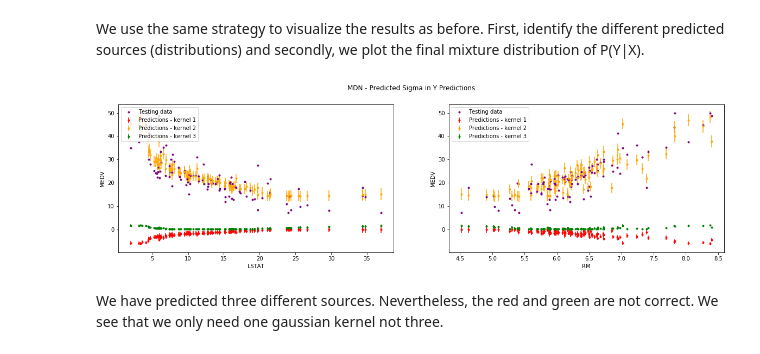
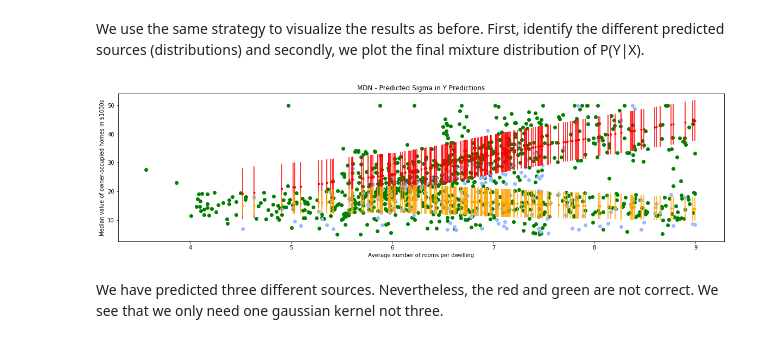
Before and after one commit to beeva/TEC_LAB-bayesian_probabilistic, a Jupyter notebook: bayesian_deep_learning/uncertainty_estimation/mixture_density_networks/experiments/01-mixture_density_networks/mixture_density_networks_regression.ipynb, the cells around one changed output. Cells and saved outputs as stored; diff of their text form; code cells hidden in the pictures.

```diff
--- a/bayesian_deep_learning/uncertainty_estimation/mixture_density_networks/experiments/01-mixture_density_networks/mixture_density_networks_regression.ipynb
+++ b/bayesian_deep_learning/uncertainty_estimation/mixture_density_networks/experiments/01-mixture_density_networks/mixture_density_networks_regression.ipynb
@@ -621,29 +651,19 @@ x_val[0, :].reshape(1,-1).shape
 #### Visualization Results
 # %% [markdown]
 We use the same strategy to visualize the results as before. First, identify the different predicted sources (distributions) and secondly, we plot the final mixture distribution of P(Y|X).
-# %%
-fig, (ax1, ax2) = plt.subplots(1,2, figsize=(20, 5))
-fig.suptitle('MDN - Predicted Sigma in Y Predictions')
-
-ax1.plot(x_val[:,0], y_val[:,0], '.', color='purple')
-ax1.errorbar(x_val[:,0], mdn_mu[:,0], yerr=np.sqrt(mdn_sigma[:,0]) , color='red', fmt='.');
-ax1.errorbar(x_val[:,0], mdn_mu[:,1], yerr=np.sqrt(mdn_sigma[:,1]) , color='orange', fmt='.');
-ax1.errorbar(x_val[:,0], mdn_mu[:,2], yerr=np.sqrt(mdn_sigma[:,2]) , color='green', fmt='.');
-ax1.set_xlabel(r'LSTAT');
-ax1.set_ylabel(r'MEDV');
-
-ax1.legend([r'Testing data','Predictions - kernel 1', 'Predictions - kernel 2', 'Predictions - kernel 3'], loc='upper left', );
-
-ax2.plot(x_val[:,1], y_val[:,0], '.', color='purple')
-ax2.errorbar(x_val[:,1], mdn_mu[:,0], yerr=np.sqrt(mdn_sigma[:,0]) , color='red', fmt='.');
-ax2.errorbar(x_val[:,1], mdn_mu[:,1], yerr=np.sqrt(mdn_sigma[:,1]) , color='orange', fmt='.');
-ax2.errorbar(x_val[:,1], mdn_mu[:,2], yerr=np.sqrt(mdn_sigma[:,2]) , color='green', fmt='.');
-ax2.set_xlabel(r'RM');
-ax2.set_ylabel(r'MEDV');
-
-ax2.legend([r'Testing data', 'Predictions - kernel 1', 'Predictions - kernel 2', 'Predictions - kernel 3'], loc='upper left', );
-# %% [output]
-[figure, removed]
+# %%
+plt.figure(figsize=(20, 5))
+plt.title('MDN - Predicted Sigma in Y Predictions')
+
+plt.scatter(x_train, y_train, color='green')
+plt.scatter(x_val, y_val, color=dot_color)
+plt.errorbar(x_val, mdn_mu[:,0], yerr=np.sqrt(mdn_sigma[:,0])**2 , color='red', fmt='.');
+plt.errorbar(x_val, mdn_mu[:,1], yerr=np.sqrt(mdn_sigma[:,1])**2 , color='orange', fmt='.');
+plt.xlabel('Average number of rooms per dwelling')
+plt.ylabel('Median value of owner-occupied homes in $1000s')
+ax1.legend([r'Testing data','Predictions - kernel 1', 'Predictions - kernel 2', 'Predictions - kernel 3'], loc='upper left', );
+# %% [output]
+[figure, added]
 # %% [markdown]
 We have predicted three different sources. Nevertheless, the red and green are not correct. We see that we only need one gaussian kernel not three.
 # %%
```
Also changed, not shown: parts of 29 cells of this notebook.
